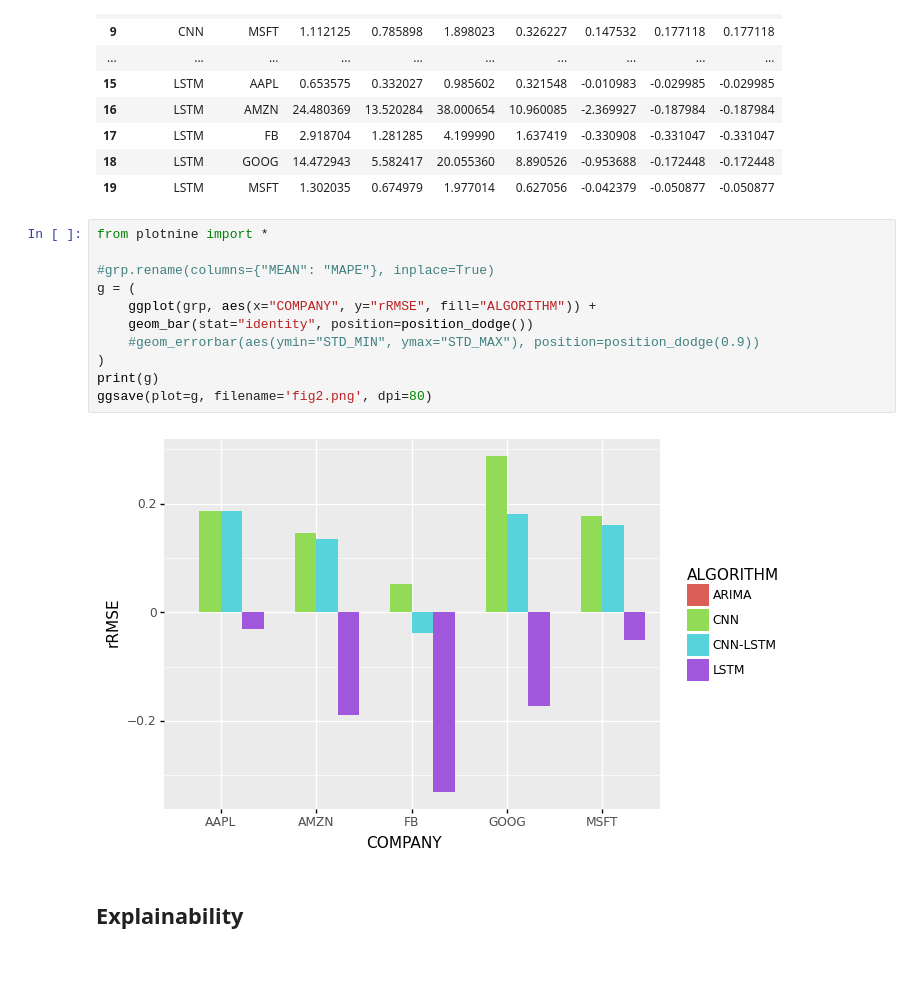
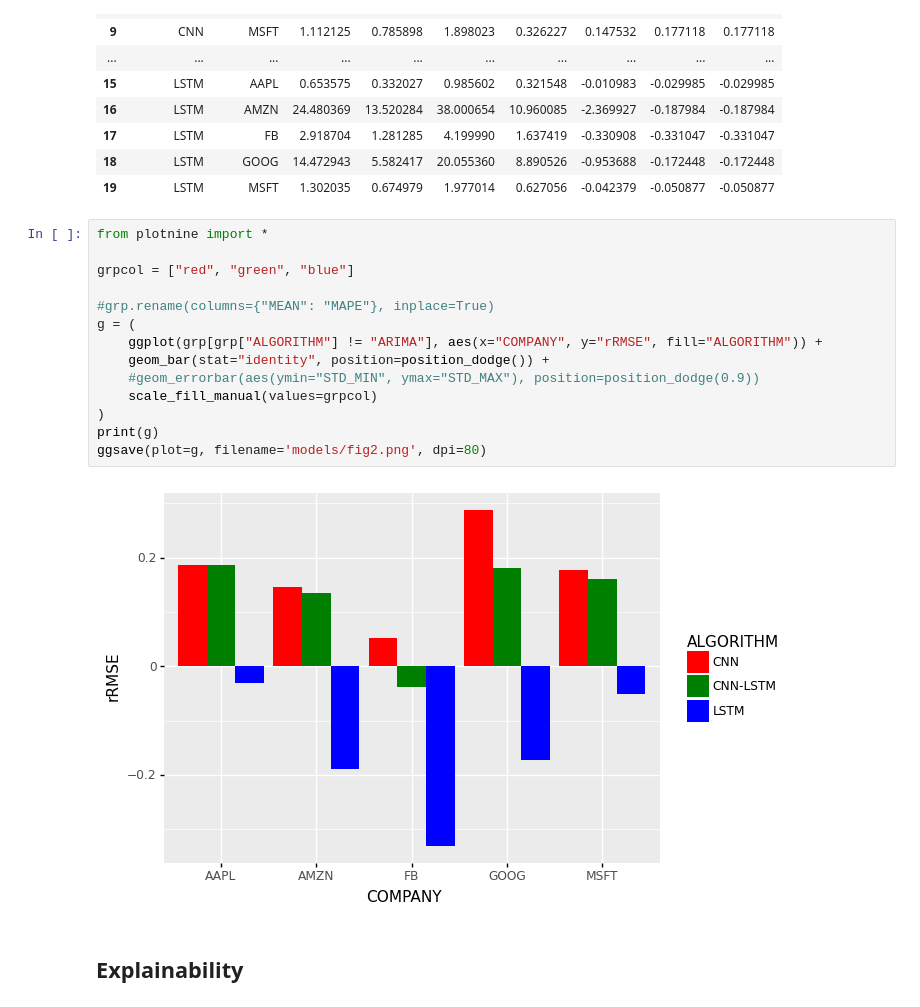
Before and after one commit to do8572/Financial-Time-Series-Prediction, a Jupyter notebook: Report.ipynb, the cells around one changed output. Cells and saved outputs as stored; diff of their text form; blank space fills up the shorter version.

```diff
--- a/Report.ipynb
+++ b/Report.ipynb
@@ -264,16 +267,19 @@ grp
 # %%
 from plotnine import *
 
+grpcol = ["red", "green", "blue"]
+
 #grp.rename(columns={"MEAN": "MAPE"}, inplace=True)
 g = (
-    ggplot(grp, aes(x="COMPANY", y="rRMSE", fill="ALGORITHM")) +
-    geom_bar(stat="identity", position=position_dodge())
+    ggplot(grp[grp["ALGORITHM"] != "ARIMA"], aes(x="COMPANY", y="rRMSE", fill="ALGORITHM")) +
+    geom_bar(stat="identity", position=position_dodge()) +
     #geom_errorbar(aes(ymin="STD_MIN", ymax="STD_MAX"), position=position_dodge(0.9))
+    scale_fill_manual(values=grpcol)
 )
 print(g)
-ggsave(plot=g, filename='fig2.png', dpi=80)
+ggsave(plot=g, filename='models/fig2.png', dpi=80)
 # %% [output]
-[figure, old version]
+[figure, new version]
 # %% [markdown]
 ## Explainability
 # %%
```
Also changed, not shown: parts of 102 cells of this notebook, 31 other files.
